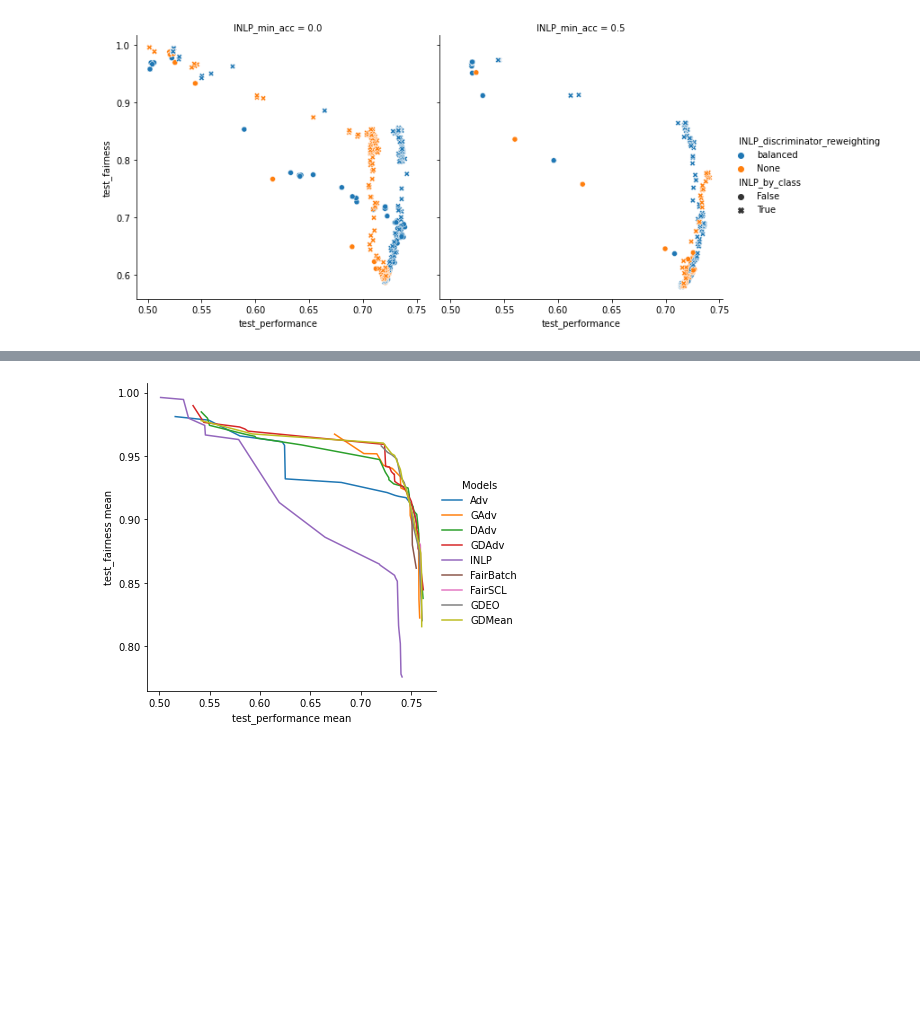
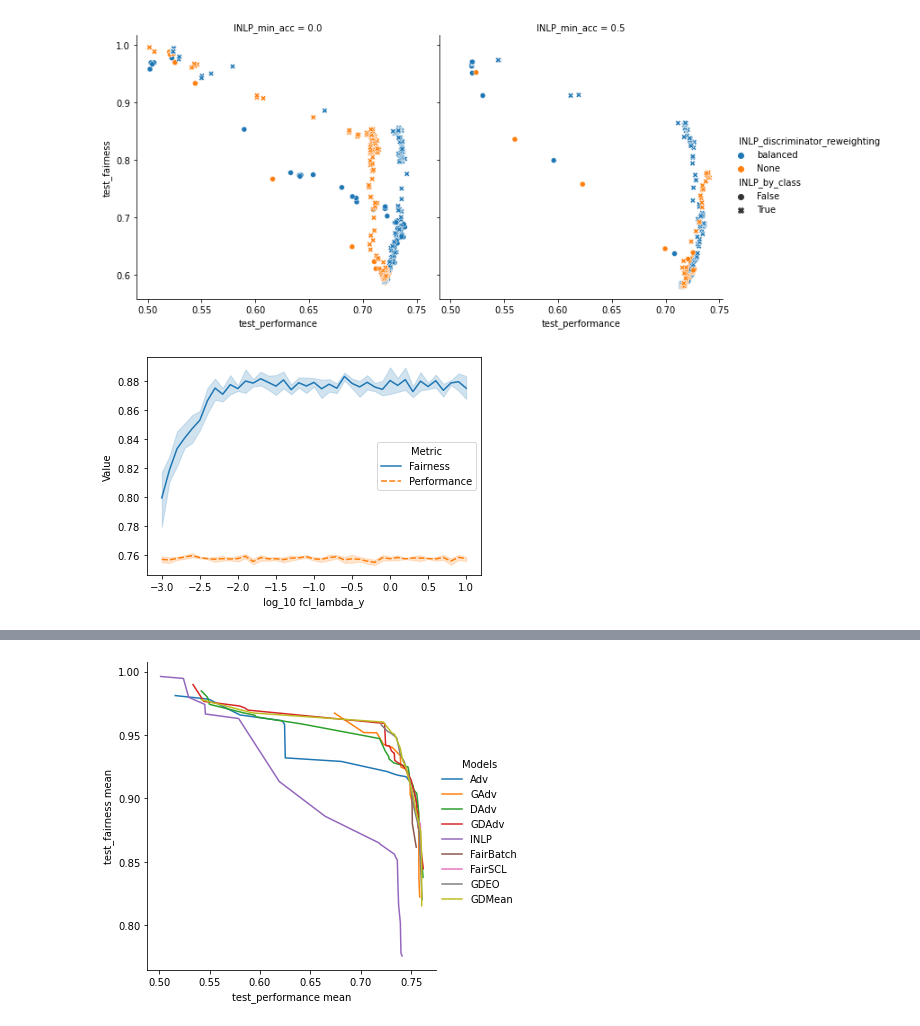
Before and after one commit to Libr-AI/fairlib, a Jupyter notebook: analysis/Moji_model_selection.ipynb, the cells around one changed output, grey strips where cells are left out. Saved outputs shown, nothing was run; the diff lists cells and outputs as text; code cells hidden in the pictures; blank space fills up the shorter version.

```diff
--- a/analysis/Moji_model_selection.ipynb
+++ b/analysis/Moji_model_selection.ipynb
@@ -269,6 +275,10 @@ FairSCL_df = model_selection(
     index_column_names = ["fcl_lambda_y"],
     save_path = "results/Moji_FairSCL_df.pkl"
     )
+# %%
+tradeoff_plot(FairSCL_df, "fcl_lambda_y", "FSCL_hypertune")
+# %% [output]
+[figure, added]
 # %%
 GDEO_df = model_selection(
     results_dir= r"G:\Experimental_results",
```
Also changed, not shown: parts of 6 cells of this notebook, 5 other files.
